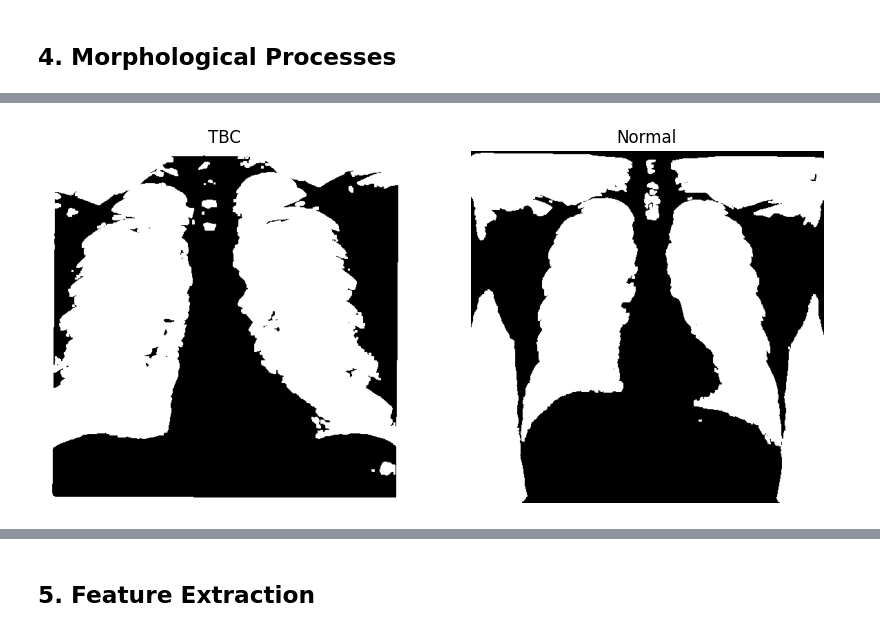
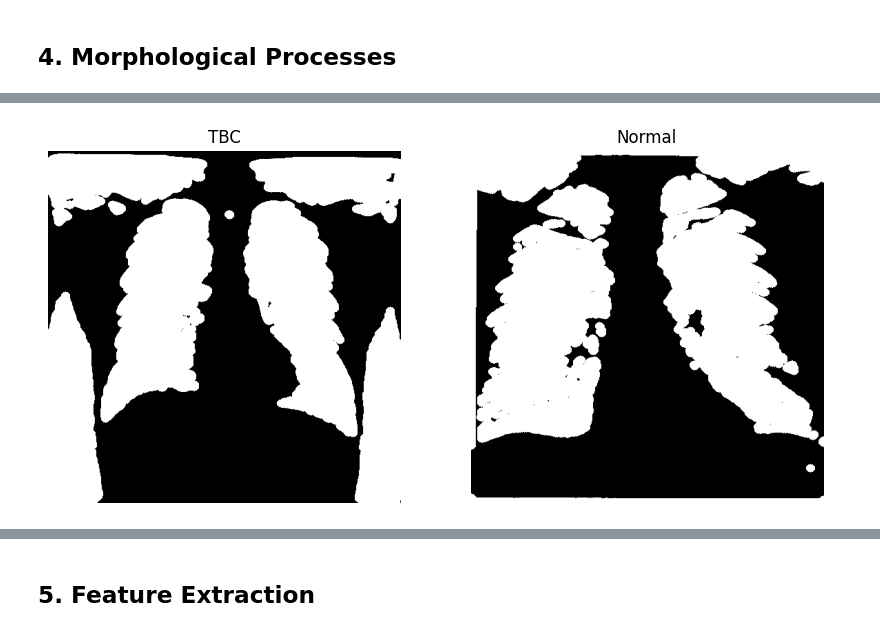
Before and after one commit to Plumz17/PCD_FinalProject, a Jupyter notebook: PCD_FinalProject.ipynb, the cells around one changed output, grey strips where cells are left out. Cells and saved outputs as stored; diff of their text form; code cells hidden in the pictures.

```diff
--- a/PCD_FinalProject.ipynb
+++ b/PCD_FinalProject.ipynb
@@ -271,4 +105,11 @@ for i, blob in enumerate(largest_normal_blobs):
-# %%
-show(img_tbc_hist, img_normal_hist)
-# %% [output]
-[figure, removed]
+# %%
+#Create Elipse Kernel to use in the Opening Algorithm
+kernel_opening = cv2.getStructuringElement(cv2.MORPH_ELLIPSE, (13, 13))
+
+#Execute Opening Algorithm to remove noise and seperate object
+img_normal_opened = cv2.morphologyEx(img_normal_seg, cv2.MORPH_OPEN, kernel_opening)
+img_tbc_opened = cv2.morphologyEx(img_tbc_seg, cv2.MORPH_OPEN, kernel_opening)
+
+show(img_normal_opened, img_tbc_opened)
+# %% [output]
+[figure, added]
```
Also changed, not shown: parts of 14 cells of this notebook.
